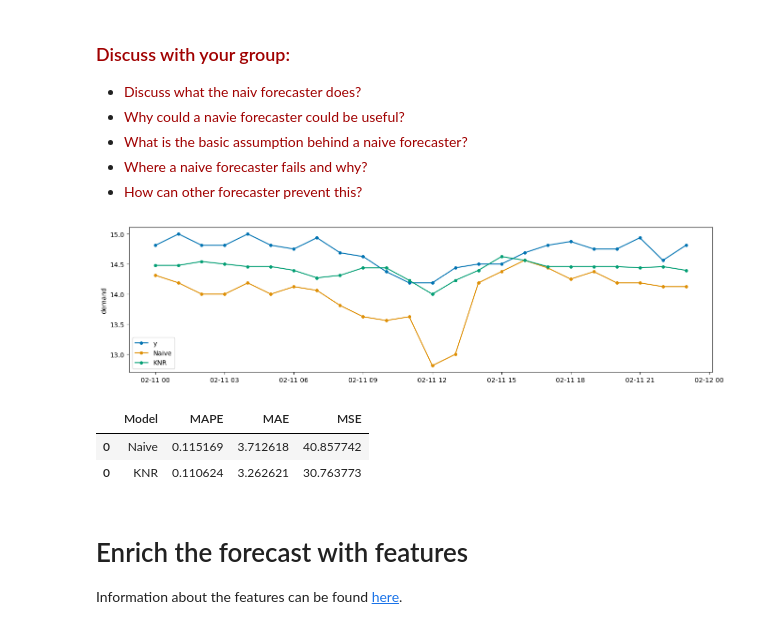
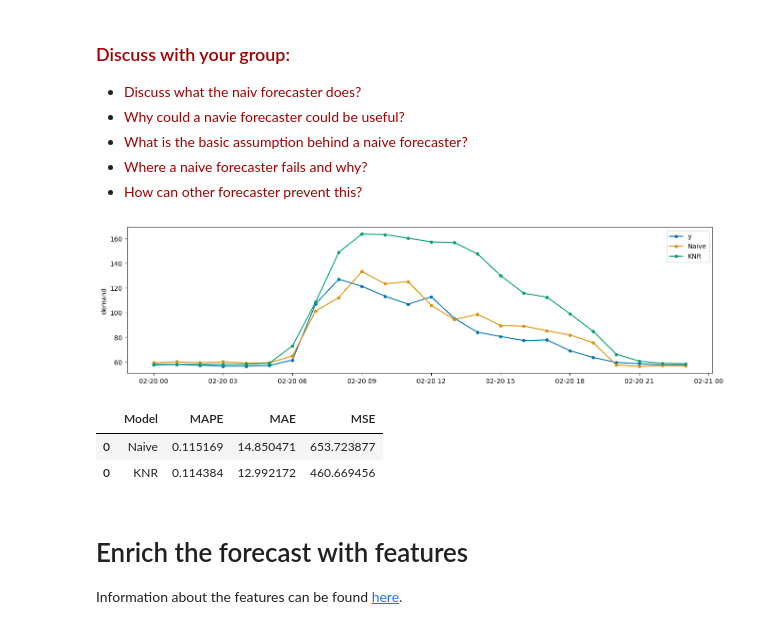
Before and after one commit to Beich2010/uebung_2024_data_analysis, a Jupyter notebook: excercise_2024_data_analysis_solution.ipynb, the cells around one changed output. Drawn from its saved outputs; the diff is of its cells as text; code cells hidden in the pictures.

```diff
--- a/excercise_2024_data_analysis_solution.ipynb
+++ b/excercise_2024_data_analysis_solution.ipynb
@@ -78,7 +78,7 @@ Requirement already satisfied: six>=1.5 in /Users/hp5743/PycharmProjects/uebung-
 WARNING: There was an error checking the latest version of pip.
 # %%
 import pandas as pd
-data = pd.read_csv('https://data.open-power-system-data.org/household_data/2020-04-15/household_data_15min_singleindex.csv', date_format='%Y-%m-%dT%H:%M:%SZ', index_col = "cet_cest_timestamp", parse_dates=True , sep=',')
+data = pd.read_csv('https://data.open-power-system-data.org/household_data/2020-04-15/household_data_60min_singleindex.csv', date_format='%Y-%m-%dT%H:%M:%SZ', index_col = "utc_timestamp", parse_dates=True , sep=',')
 data.index = pd.to_datetime(data.index, utc=True)
 # %% [markdown]
 
@@ -96,8 +96,8 @@ from pylab import *
 pylab.rcParams['figure.figsize'] = (16, 9)
 
 # Get the relevant data for this excercise and resample it to hourly resolution to save runtime complexity
-data["demand"] = data["DE_KN_industrial3_grid_import"].diff(1).resample("1h").mean()
-data["solar"] = (data["DE_KN_industrial3_pv_facade"].diff(1) + data["DE_KN_industrial3_pv_roof"].diff(1)).resample("1h").mean()
+data["demand"] = data["DE_KN_industrial3_grid_import"].diff(1)
+data["solar"] = (data["DE_KN_industrial3_pv_facade"].diff(1) + data["DE_KN_industrial3_pv_roof"].diff(1))
 
 # Omit data without values
 data = data[["demand","solar"]].dropna()
@@ -212,5 +212,5 @@ pivot_solar["solar"]
 # %%
 fig, ax = plt.subplots(1,len(data["month"].unique()))
 for i in range(len(data["month"].unique())):
-    pivot_solar[pivot_solar["month"]==data["month"].unique()[i]]["solar"].plot(ax=ax[i],figsize=(30, 4), layout= (7,1),ylim = (0,5),legend=False, colormap="summer", title="Month : " + str(data["month"].unique()[i]))
+    pivot_solar[pivot_solar["month"]==data["month"].unique()[i]]["solar"].plot(ax=ax[i],figsize=(30, 4), layout= (7,1),ylim = (0,20),legend=False, colormap="summer", title="Month : " + str(data["month"].unique()[i]))
 # %% [output]
@@ -451,22 +454,22 @@ df_naive = evaluate(forecaster=forecaster, y=y, cv=cv, return_data=True,scoring=
 #   KNeighborsRegressor
 #
 
-regressor = KNeighborsRegressor(n_neighbors=3)
+regressor = KNeighborsRegressor(n_neighbors=6)
 forecaster = make_reduction(regressor, window_length=24*7, strategy="direct")
 df_knr = evaluate(forecaster=forecaster, y=y, cv=cv,return_data=True, strategy="refit",scoring=metrics)
 # %%
 # visualization of a forecaster evaluation
 
-day = 1
+day = 10
 
 fig, ax = plot_series(
     y.iloc[24*100+(24*(day-1)):24*100+24*day],
     df_naive["y_pred"].iloc[day-1],
     df_knr["y_pred"].iloc[day-1],
     labels=["y", "Naive", "KNR"],
 )
 # %% [output]
-[figure, old version]
+[figure, new version]
 # %%
 # Evaluation Block using the different metrics
 
@@ -486,8 +489,8 @@ df_results = pd.concat([df_results,df_results_naiv,df_results_knr])
 df_results
 # %% [output]
 |  | Model | MAPE | MAE | MSE |
-| 0 | Naive | 0.115169 | 3.712618 | 40.857742 |
-| 0 | KNR | 0.110624 | 3.262621 | 30.763773 |
+| 0 | Naive | 0.115169 | 14.850471 | 653.723877 |
+| 0 | KNR | 0.114384 | 12.992172 | 460.669456 |
 # %% [markdown]
 # Enrich the forecast with features
 
```
Also changed, not shown: parts of 15 cells of this notebook, 1 other file.
